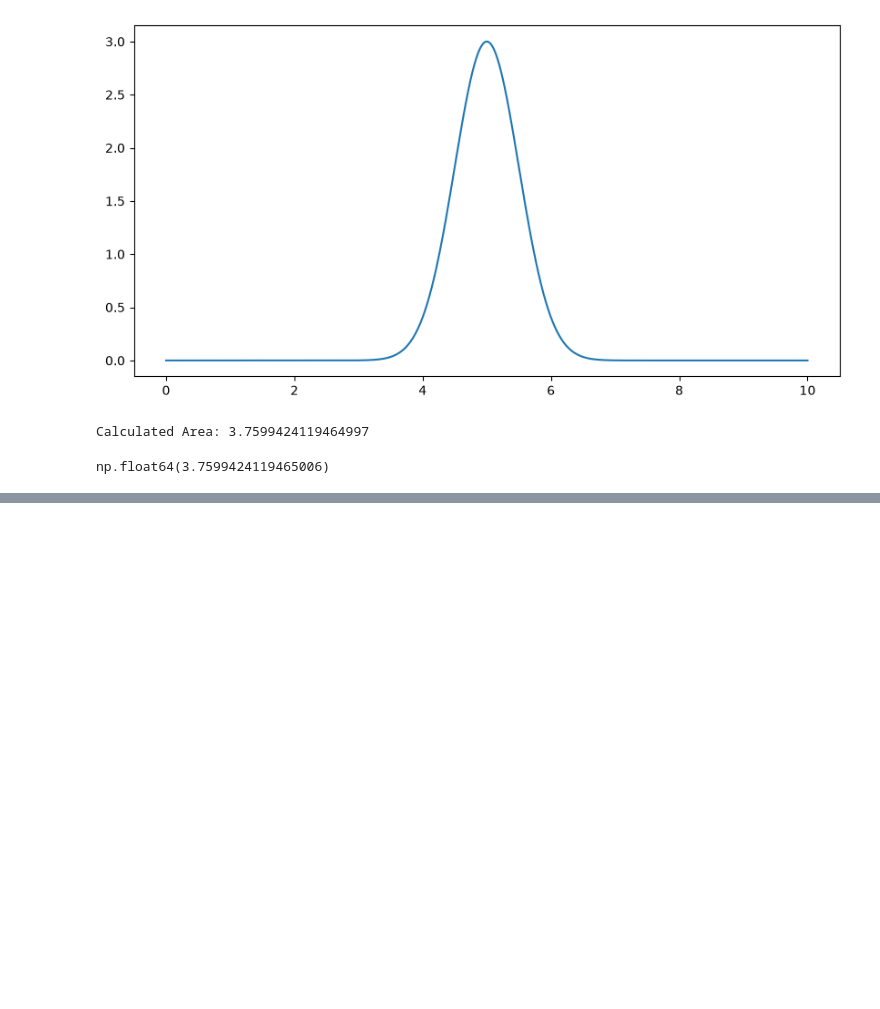
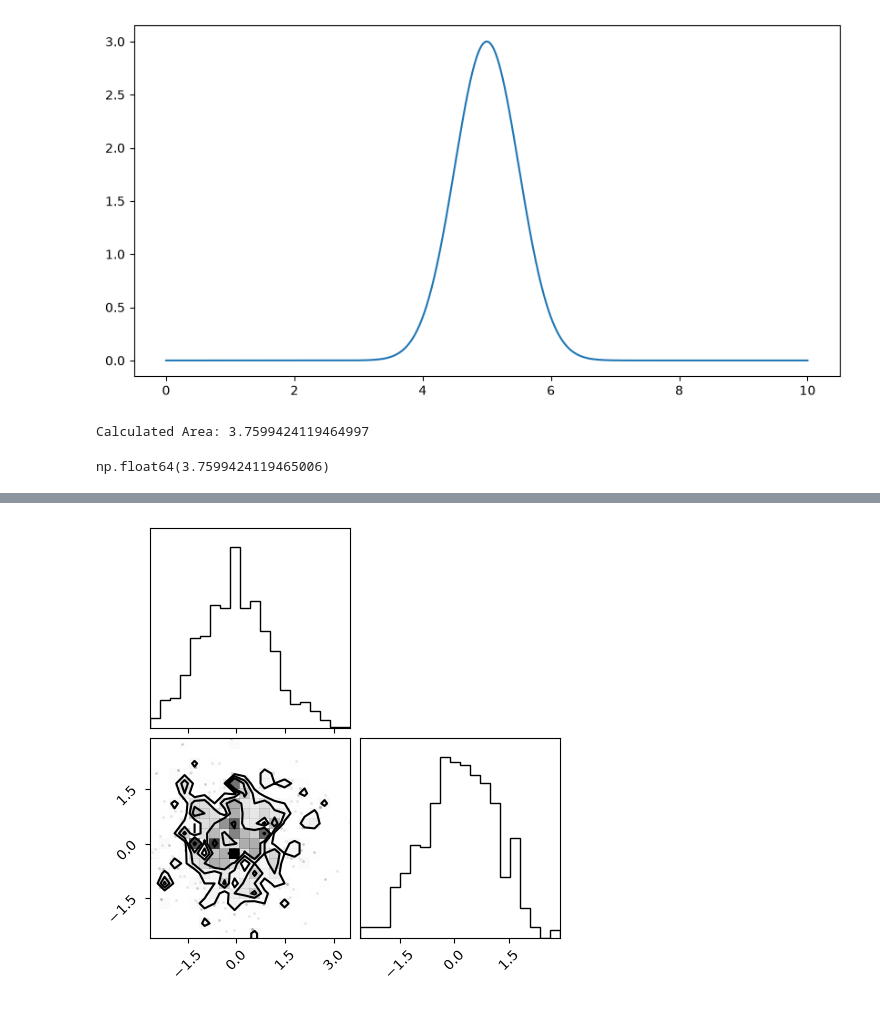
Before and after one commit to NickGunder/Python4Astronomers, a Jupyter notebook: MetropolisHastingsSampler.ipynb, the cells around one changed output, grey strips where cells are left out. Cells and saved outputs as stored; diff of their text form; code cells hidden in the pictures; blank space fills up the shorter version.

```diff
--- a/MetropolisHastingsSampler.ipynb
+++ b/MetropolisHastingsSampler.ipynb
@@ -136,0 +183,18 @@ plt.show()
+# %%
+def func_to_integrate(theta):
+    a,b = theta
+    return np.exp(-(a**2+b**2)/2)
+
+sampler = MetropolisHastings()
+
+sampler.set_proposal_sigma(np.array([1,2])) #2D since my function above takes a 2d theta
+
+sampler.set_target_distribution(func_to_integrate)
+
+sampler.initialize(theta_init=[1,1],nsteps=1000)
+
+sampler.sample()
+
+sampler.plot_corner()
+# %% [output]
+[figure, added]
```
Also changed, not shown: parts of 7 cells of this notebook.
